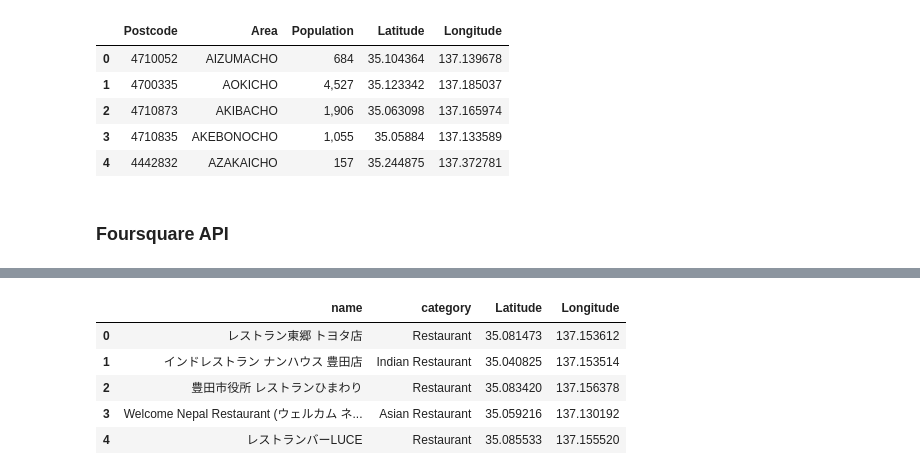
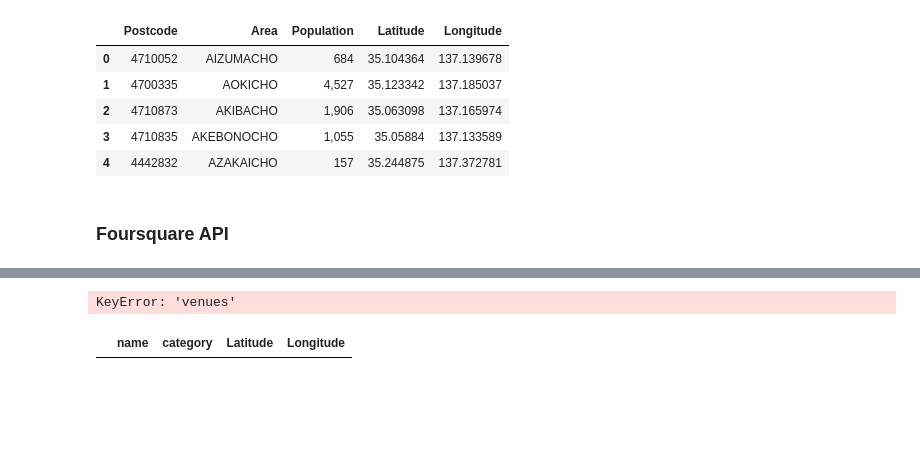
Before and after one commit to NHRD/Coursera_Capstone, a Jupyter notebook: week5.ipynb, the cells around one changed output, grey strips where cells are left out. Cells and saved outputs as stored; diff of their text form; code cells hidden in the pictures; blank space fills up the shorter version.

```diff
--- a/week5.ipynb
+++ b/week5.ipynb
@@ -154,9 +154,10 @@ df.head()
 ### Foursquare API
 # %%
 #Input ID, Secret, version, limit, query and radius
-#CLIENT_ID = '' # your Foursquare ID
-#CLIENT_SECRET = '' # your Foursquare Secret
+CLIENT_ID = # your Foursquare ID
+CLIENT_SECRET =  # your Foursquare Secret
 VERSION = '20180604'
 LIMIT = 30
-query = 'レストラン'
-radius = 5000
+query = '飲食店'# 'うどん', 'ラーメン', '料理', '定食'
+radius = 50000
+res_info = []
@@ -221,14 +184,30 @@ Koyomi,Food Court,lat:35.03036095920212lng:137.13487207889557
+# %%
+for j in range(len(df)):
+    latitude = df.Latitude[j]
+    longitude = df.Longitude[j]
+
+#set URL
+    url = 'https://api.foursquare.com/v2/venues/search?client_id={}&client_secret={}&ll={},{}&v={}&query={}&radius={}&limit={}'.format(CLIENT_ID, CLIENT_SECRET, latitude, longitude, VERSION, query, radius, LIMIT)
+
+#get results
+    results = requests.get(url).json()["response"]['venues']
+#print(len(results))
+    for i in range(len(results)):
+        name = results[i]['name']
+        category = results[i]['categories'][0]['name']
+        lat = results[i]['location']['lat']
+        lng = results[i]['location']['lng']
+        info = [name, category, lat, lng]
+        res_info.append(info)
+    #print("{},{},lat:{}lng:{}".format(name, category, lat, lng))
+# %% [output]
+KeyError: 'venues'
 # %%
 dname = ["name", "category", "Latitude", "Longitude"]
 df_res = pd.DataFrame(res_info, columns=dname)
-df_res.head()
+df_res.head(20)
 # %% [output]
 |  | name | category | Latitude | Longitude |
-| 0 | レストラン東郷 トヨタ店 | Restaurant | 35.081473 | 137.153612 |
-| 1 | インドレストラン ナンハウス 豊田店 | Indian Restaurant | 35.040825 | 137.153514 |
-| 2 | 豊田市役所 レストランひまわり | Restaurant | 35.083420 | 137.156378 |
-| 3 | Welcome Nepal Restaurant (ウェルカム ネ... | Asian Restaurant | 35.059216 | 137.130192 |
-| 4 | レストランバーLUCE | Restaurant | 35.085533 | 137.155520 |
 # %%
 import numpy as np
 from geopy.geocoders import Nominatim
```
Also changed, not shown: parts of 3 cells of this notebook.
